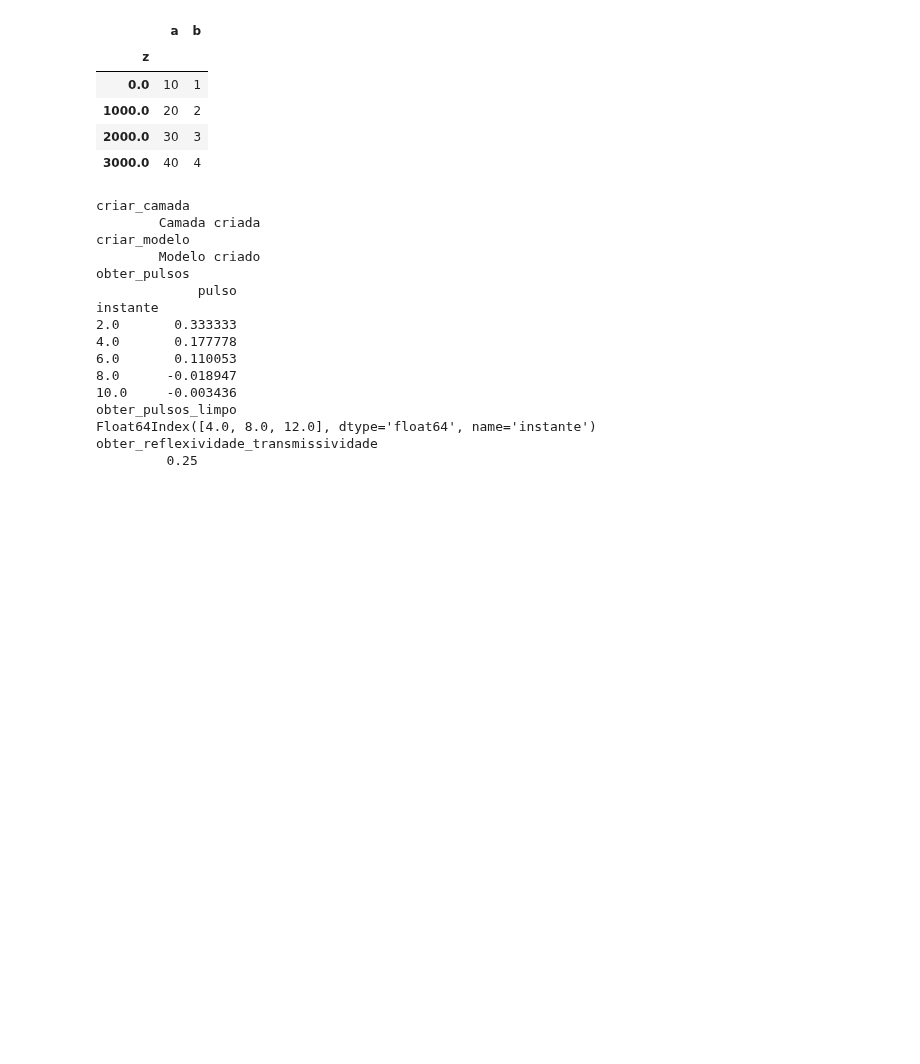
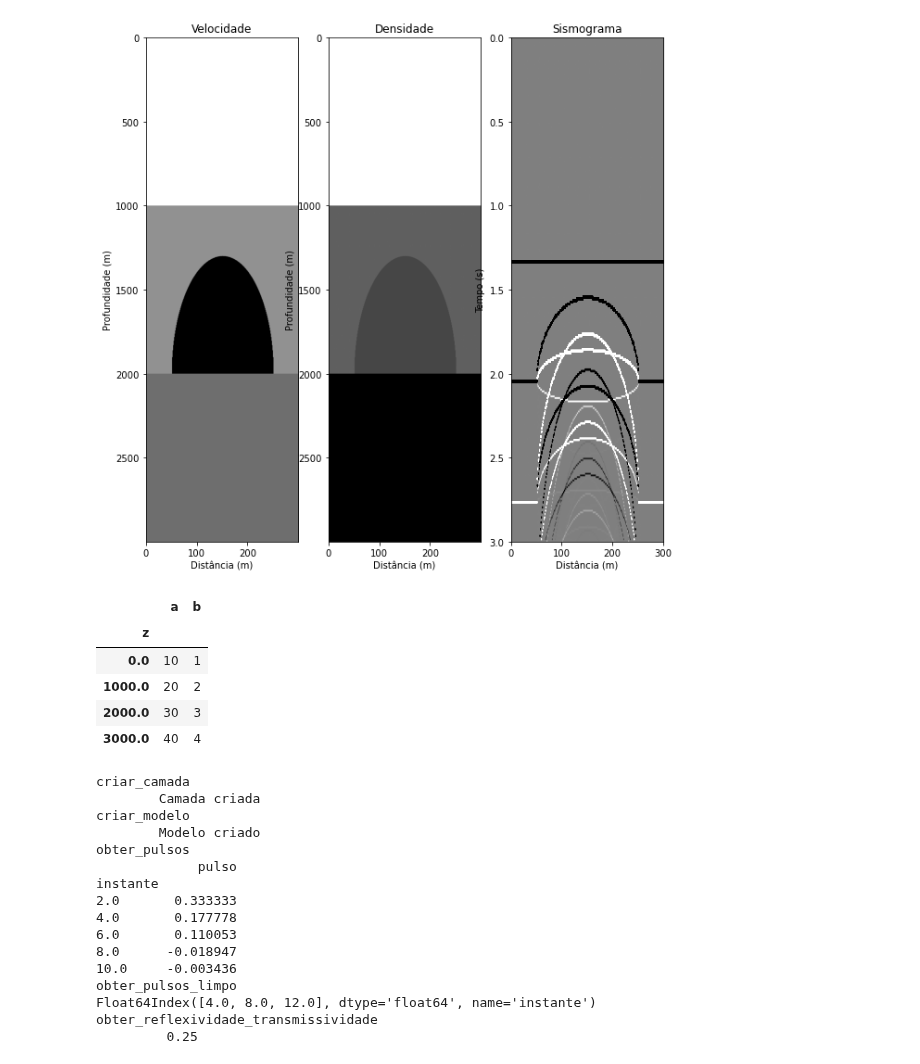
Before and after one commit to thiago-carneiro/mestrado, a Jupyter notebook: conv/conv.ipynb, the cells around one changed output. Saved outputs shown, nothing was run; the diff lists cells and outputs as text; code cells hidden in the pictures; blank space fills up the shorter version.

```diff
--- a/conv/conv.ipynb
+++ b/conv/conv.ipynb
@@ -138,3 +138,24 @@ IndentationError: expected an indented block (1013388918.py, line 6)
+# %%
+class ModeloDomo(Modelo2D):
+    def __init__(self, v = (1500,2800,4500,3200), rho = (1, 2, 2.16, 2.6)):
+        nx = 300
+        raio = nx/3
+        c2D = []
+        for x in range(nx):
+            c = []
+            agua = Camada(1000,v[0],rho[0])
+            c.append(agua)
+            cateto_x = abs(x - nx/2)
+            cateto_z = int(7*np.sqrt(raio**2 - cateto_x**2)) if cateto_x < raio else 0
+            posSal = Camada(1000-cateto_z,v[1],rho[1])
+            c.append(posSal)
+            if cateto_z > 0:
+                sal = Camada(cateto_z,v[2],rho[2])
+                c.append(sal)
+            preSal = Camada(1000,v[3],rho[3])
+            c.append(preSal)
+            c2D.append(c)
+        super().__init__(c2D)
 # %%
 ModeloParalelas().plot()
 # %% [output]
@@ -142,3 +163,7 @@ ModeloParalelas().plot()
+# %%
+ModeloDomo().plot()
+# %% [output]
+[figure, added]
 # %%
 df = pd.DataFrame([{'a': 10, 'b': 1},
                    {'a': 20, 'b': 2},
```
Also changed, not shown: parts of 3 cells of this notebook.
